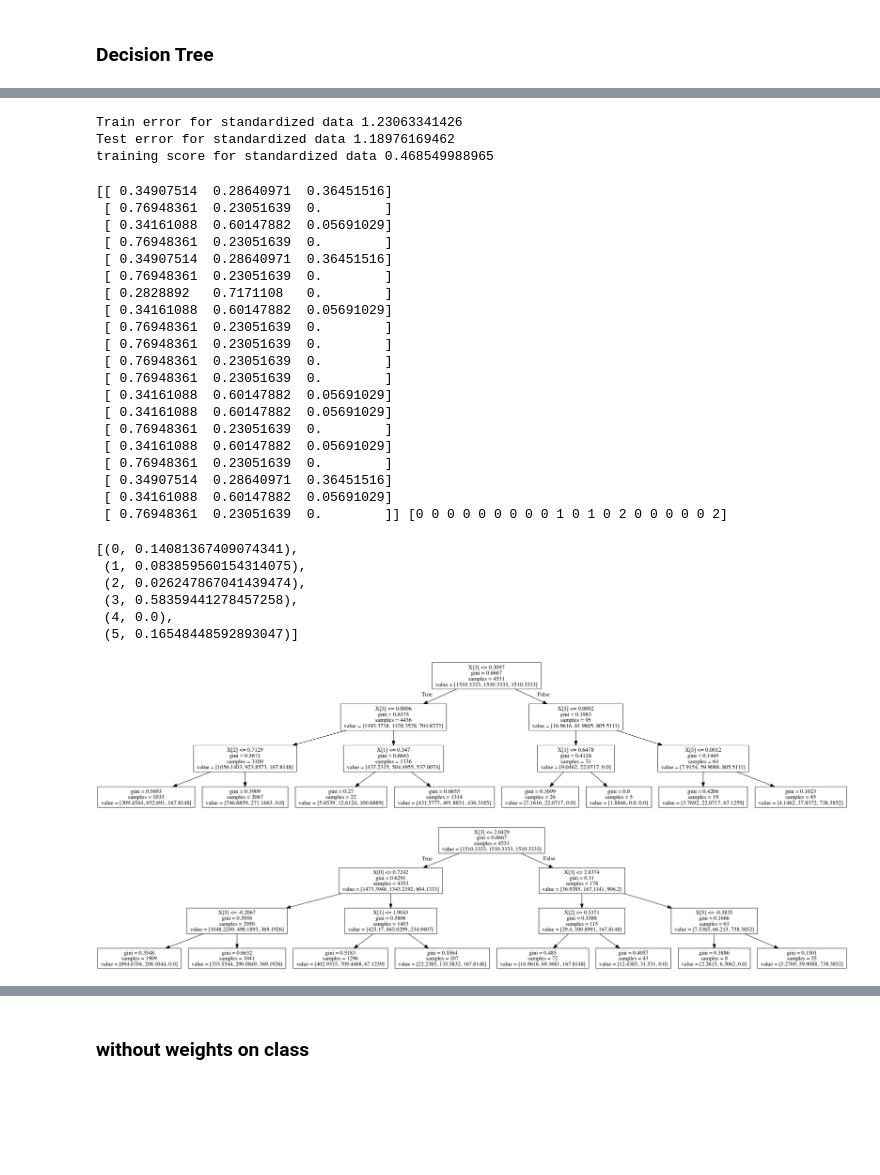
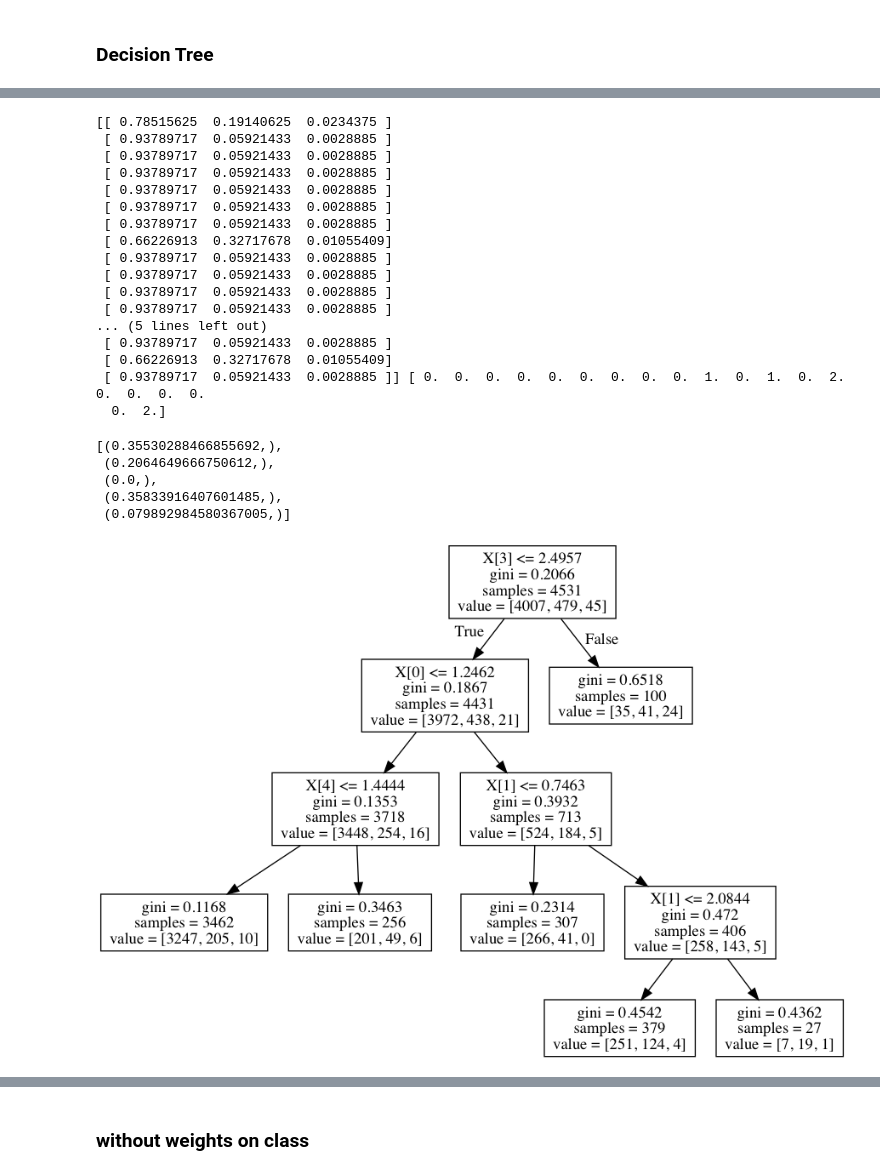
Before and after one commit to Yuanyuan-Shi/PowerOutagePredictor, a Jupyter notebook: PowerOutagePredictor/Tree/BuildingTheTree-AllData-classification-lessFeature-count.ipynb, the cells around one changed output, grey strips where cells are left out. Cells and saved outputs as stored; diff of their text form; code cells hidden in the pictures; blank space fills up the shorter version.

Commit message:
generate plots and py files

```diff
--- a/PowerOutagePredictor/Tree/BuildingTheTree-AllData-classification-lessFeature-count.ipynb
+++ b/PowerOutagePredictor/Tree/BuildingTheTree-AllData-classification-lessFeature-count.ipynb
@@ -184,62 +156,39 @@ training score for normalized data 0.525932465239
-# %%
-clf_std = dt.fit(x_train_std,y_train)
-
-y_train_pred_std = dt.predict(x_train_std)
-y_test_pred_std = dt.predict(x_test_std)
-
-print("Train error for standardized data",mean_squared_error(y_train,y_train_pred_std))
-print("Test error for standardized data",mean_squared_error(y_test,y_test_pred_std))
-print("training score for standardized data",dt.score(x_train_std,y_train))
-
-tree_dot_std = export_graphviz(clf_std,out_file = 'tree_all_std.dot')
-# %% [output]
-Train error for standardized data 1.23063341426
-Test error for standardized data 1.18976169462
-training score for standardized data 0.468549988965
 # %%
 # probability of each event
-print(dt.predict_proba(x_train_std)[0:20], y_test[0:20])
+print(dt.predict_proba(x_train)[0:20], y_test[0:20])
 # %% [output]
-[[ 0.34907514  0.28640971  0.36451516]
- [ 0.76948361  0.23051639  0.        ]
- [ 0.34161088  0.60147882  0.05691029]
- [ 0.76948361  0.23051639  0.        ]
- [ 0.34907514  0.28640971  0.36451516]
- [ 0.76948361  0.23051639  0.        ]
- [ 0.2828892   0.7171108   0.        ]
- [ 0.34161088  0.60147882  0.05691029]
- [ 0.76948361  0.23051639  0.        ]
- [ 0.76948361  0.23051639  0.        ]
- [ 0.76948361  0.23051639  0.        ]
- [ 0.76948361  0.23051639  0.        ]
- [ 0.34161088  0.60147882  0.05691029]
- [ 0.34161088  0.60147882  0.05691029]
- [ 0.76948361  0.23051639  0.        ]
- [ 0.34161088  0.60147882  0.05691029]
- [ 0.76948361  0.23051639  0.        ]
- [ 0.34907514  0.28640971  0.36451516]
- [ 0.34161088  0.60147882  0.05691029]
- [ 0.76948361  0.23051639  0.        ]] [0 0 0 0 0 0 0 0 0 1 0 1 0 2 0 0 0 0 0 2]
+[[ 0.78515625  0.19140625  0.0234375 ]
+ [ 0.93789717  0.05921433  0.0028885 ]
+ [ 0.93789717  0.05921433  0.0028885 ]
+ [ 0.93789717  0.05921433  0.0028885 ]
+ [ 0.93789717  0.05921433  0.0028885 ]
+ [ 0.93789717  0.05921433  0.0028885 ]
+ [ 0.93789717  0.05921433  0.0028885 ]
+ [ 0.66226913  0.32717678  0.01055409]
+ [ 0.93789717  0.05921433  0.0028885 ]
+ [ 0.93789717  0.05921433  0.0028885 ]
+ [ 0.93789717  0.05921433  0.0028885 ]
+ [ 0.93789717  0.05921433  0.0028885 ]
+... (5 lines left out)
+ [ 0.93789717  0.05921433  0.0028885 ]
+ [ 0.66226913  0.32717678  0.01055409]
+ [ 0.93789717  0.05921433  0.0028885 ]] [ 0.  0.  0.  0.  0.  0.  0.  0.  0.  1.  0.  1.  0.  2.  0.  0.  0.  0.
+  0.  2.]
 # %%
-# View a list of the features and their importance scores
-list(zip(x_train_std, dt.feature_importances_))
+# features importance
+list(zip(dt.feature_importances_))
 # %% [output]
-[(0, 0.14081367409074341),
- (1, 0.083859560154314075),
- (2, 0.026247867041439474),
- (3, 0.58359441278457258),
- (4, 0.0),
- (5, 0.16548448592893047)]
+[(0.35530288466855692,),
+ (0.2064649666750612,),
+ (0.0,),
+ (0.35833916407601485,),
+ (0.079892984580367005,)]
 # %%
-graph = pydotplus.graphviz.graph_from_dot_file('tree_all_nor.dot')
+graph = pydotplus.graphviz.graph_from_dot_file('tree_all_std.dot')
 Image(graph.create_png())
+#plt.savefig('DecisionTree.png')
 # %% [output]
-[figure, old version]
+[figure, new version]
-# %%
-graph = pydotplus.graphviz.graph_from_dot_file('tree_all_std.dot')
-Image(graph.create_png())
-# %% [output]
-[figure, removed]
 # %%
 # plot the results
 plt.figure(figsize=(5,5))
```
Also changed, not shown: parts of 31 cells of this notebook, 23 other files.
